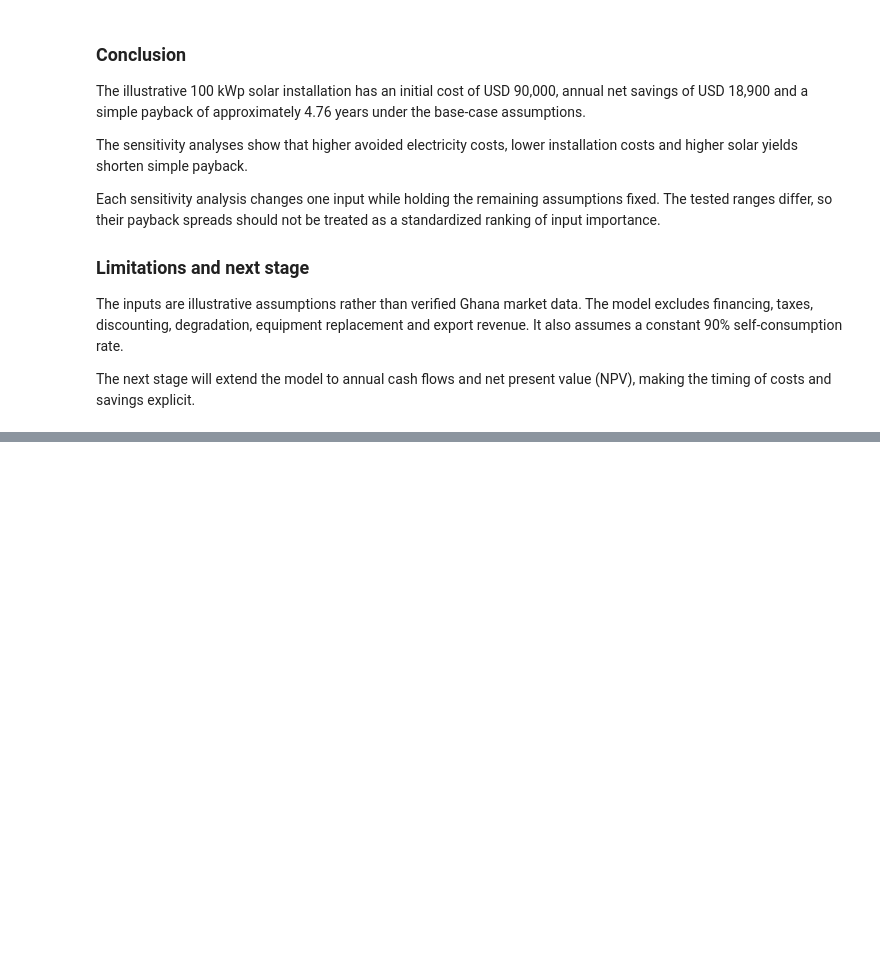
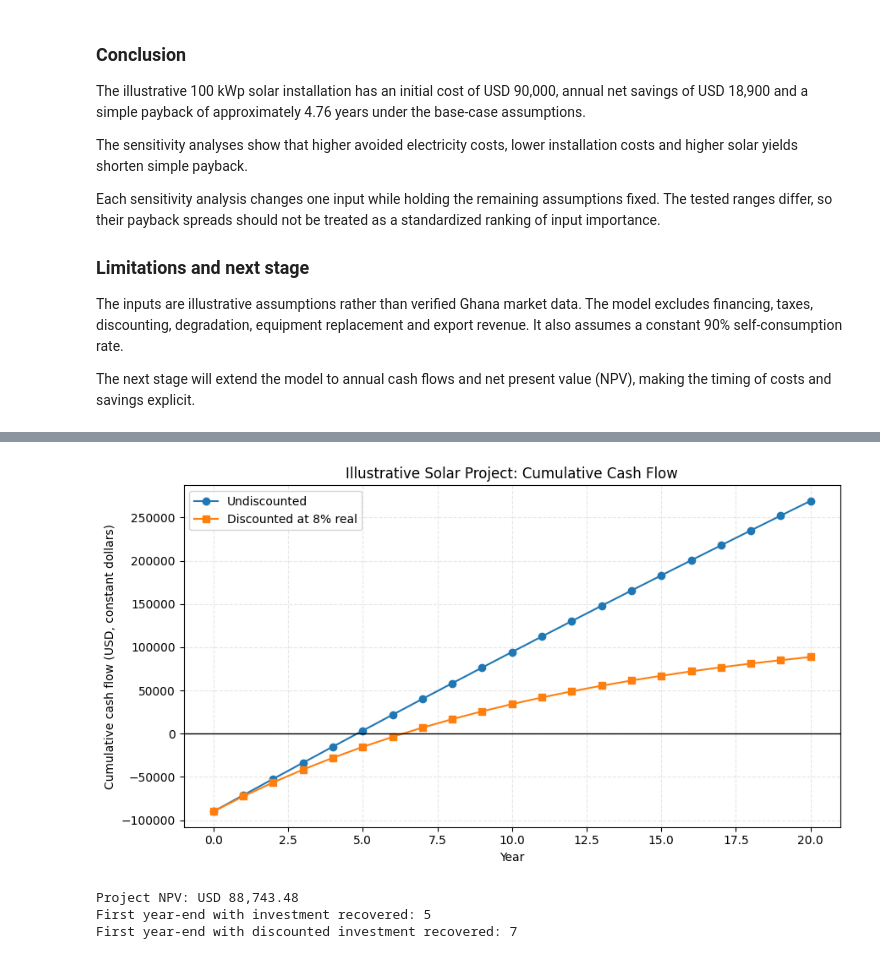
Before and after one commit to GHseyram/Ghana-energy-transition-investment-analytics, a Jupyter notebook: notebooks/03_solar_investment_model.ipynb, the cells around one changed output, grey strips where cells are left out. Drawn from its saved outputs; the diff is of its cells as text; code cells hidden in the pictures; blank space fills up the shorter version.

Commit message:
Add annual cash flows, NPV and discount rate sensitivity

```diff
--- a/notebooks/03_solar_investment_model.ipynb
+++ b/notebooks/03_solar_investment_model.ipynb
@@ -466,0 +555,67 @@ explicit.
+# %%
+cash_flows["Cumulative cash flow (USD)"] = (
+    cash_flows["Net cash flow (USD)"].cumsum()
+)
+
+cash_flows["Cumulative discounted cash flow (USD)"] = (
+    cash_flows["Discounted cash flow (USD)"].cumsum()
+)
+
+fig, ax = plt.subplots(figsize=(9, 5))
+
+ax.plot(
+    cash_flows["Year"],
+    cash_flows["Cumulative cash flow (USD)"],
+    label="Undiscounted",
+    marker="o"
+)
+
+ax.plot(
+    cash_flows["Year"],
+    cash_flows["Cumulative discounted cash flow (USD)"],
+    label="Discounted at 8% real",
+    marker="s"
+)
+
+ax.axhline(0, color="black", linewidth=1)
+ax.set_title("Illustrative Solar Project: Cumulative Cash Flow")
+ax.set_xlabel("Year")
+ax.set_ylabel("Cumulative cash flow (USD, constant dollars)")
+ax.legend()
+ax.grid(True, linestyle="--", alpha=0.3)
+
+plt.tight_layout()
+plt.show()
+# %% [output]
+[figure, added]
+# %%
+def first_recovery_year(column):
+    recovered = cash_flows.loc[
+        cash_flows[column] >= 0, "Year"
+    ]
+    return int(recovered.iloc[0]) if not recovered.empty else None
+
+recovery_year = first_recovery_year(
+    "Cumulative cash flow (USD)"
+)
+discounted_recovery_year = first_recovery_year(
+    "Cumulative discounted cash flow (USD)"
+)
+
+print(f"Project NPV: USD {project_npv:,.2f}")
+
+print(
+    "First year-end with investment recovered:",
+    recovery_year if recovery_year is not None
+    else "Not reached within project lifetime"
+)
+
+print(
+    "First year-end with discounted investment recovered:",
+    discounted_recovery_year if discounted_recovery_year is not None
+    else "Not reached within project lifetime"
+)
+# %% [output]
+Project NPV: USD 88,743.48
+First year-end with investment recovered: 5
+First year-end with discounted investment recovered: 7
```
Also changed, not shown: parts of 7 cells of this notebook.
